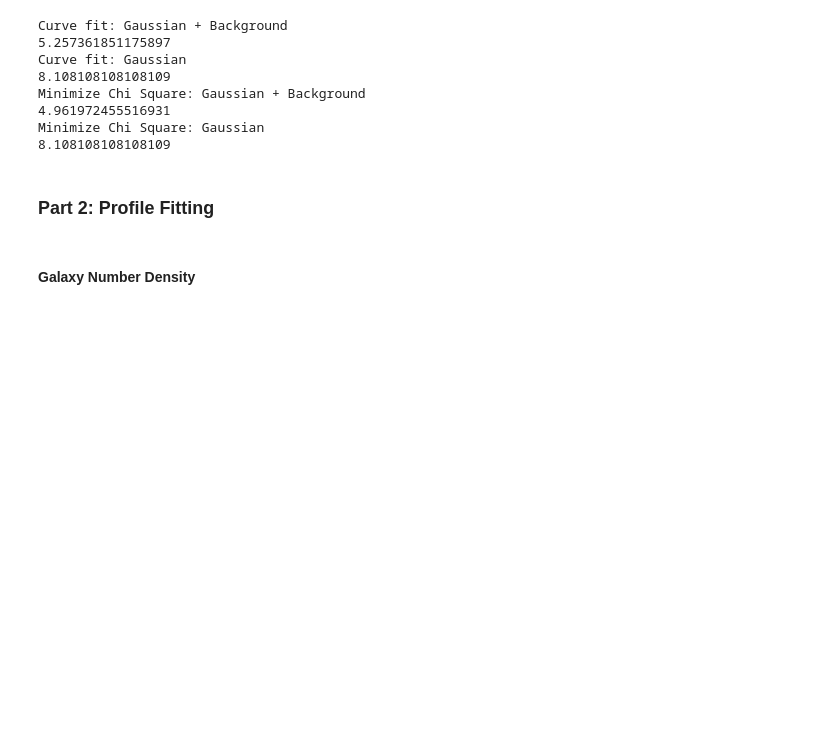
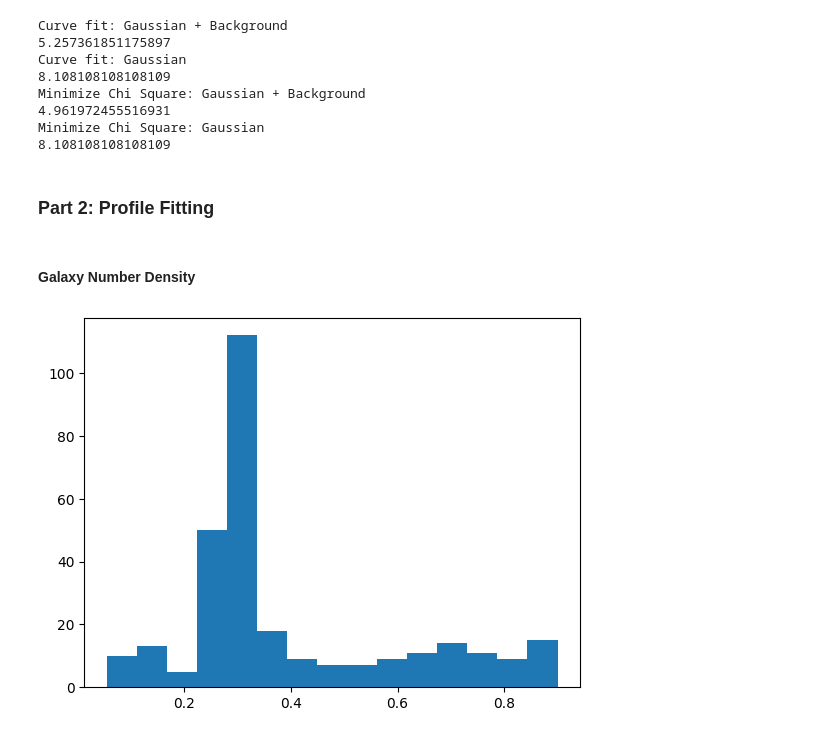
Before and after one commit to jdgv1709/Statistical-Analysis-of-the-Bullet-Cluster-Statistics-1-Course, a Jupyter notebook: Final Exam.ipynb, the cells around one changed output. Saved outputs shown, nothing was run; the diff lists cells and outputs as text; code cells hidden in the pictures; blank space fills up the shorter version.

```diff
--- a/Final Exam.ipynb
+++ b/Final Exam.ipynb
@@ -181,12 +186,18 @@ Minimize Chi Square: Gaussian
 #### Galaxy Number Density
 # %%
 #Variable renaming
+number_bins=15
+n, bins, patches = plt.hist(data["z"],bins=number_bins)
+bins_center = 0.5*(bins[:-1] + bins[1:])
+bins_lenght = np.abs(bins[:-1] - bins[1:])
 x_bins=bins_center
 N_obs= n
 sigma_N = np.sqrt(n)
 sigma_N[sigma_N == 0] = 1.0
 
 del bins_center, n
+# %% [output]
+[figure, added]
 # %%
 #Fit model 2gauss to N obs using curve fit
 # Initial guess: A1 ≈ 45, µ1 ≈ −3, σ1 ≈ 1, A2 ≈ 20, µ2 ≈ 3, σ2 ≈ 1
```
Also changed, not shown: parts of 13 cells of this notebook.
